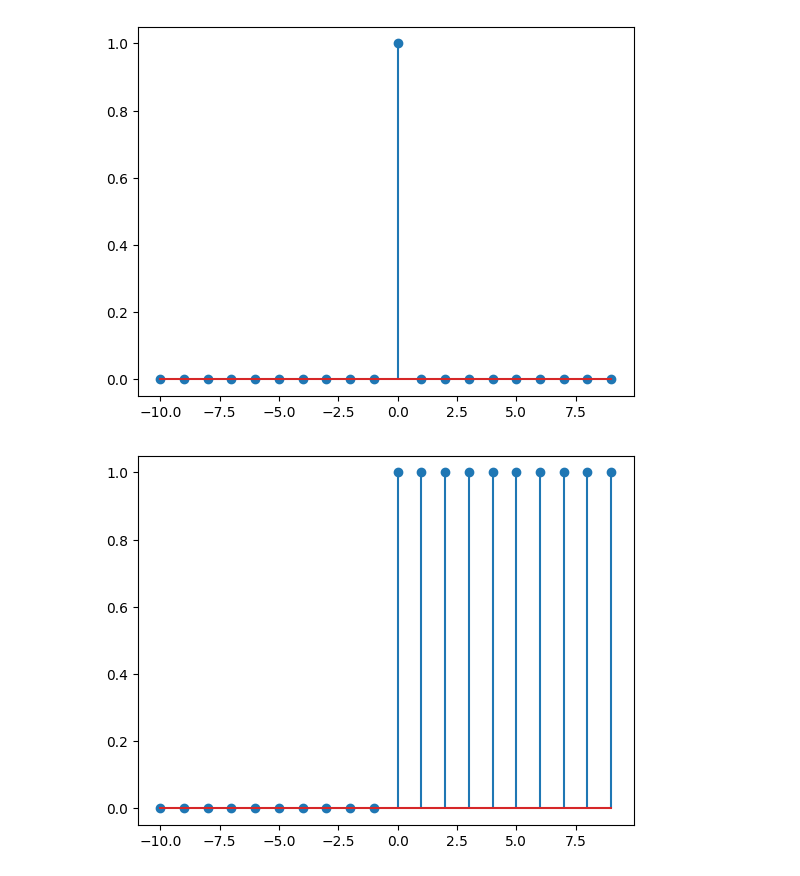
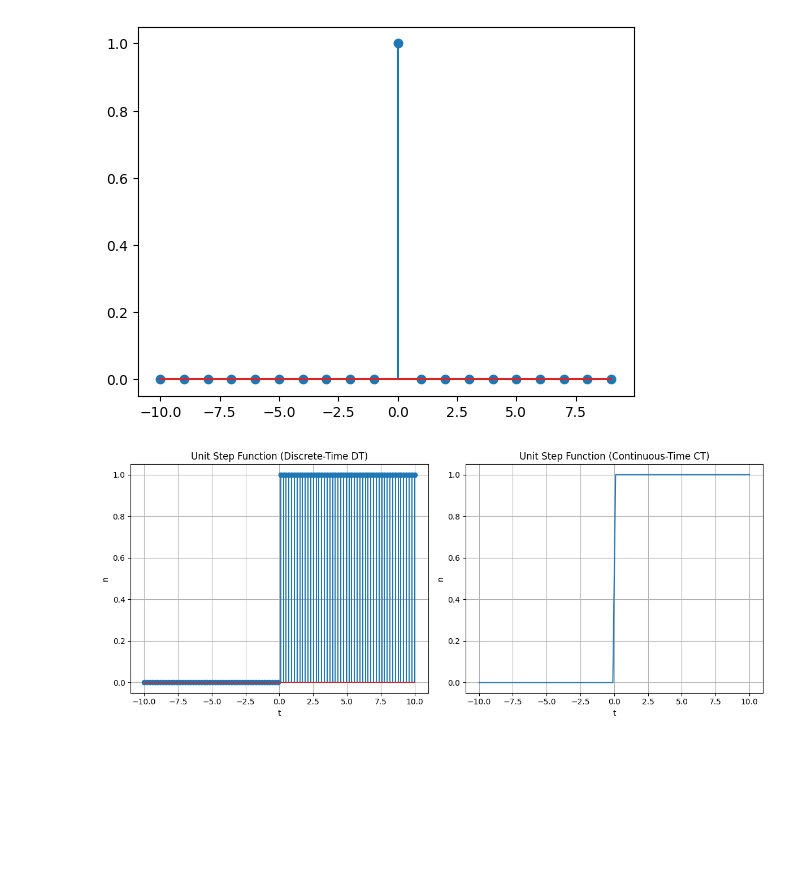
Before and after one commit to ananyachikkur-cs/signal-and-system-lab, a Jupyter notebook: content/05-scipy/scipy-basics.ipynb, the cells around one changed output. Saved outputs shown, nothing was run; the diff lists cells and outputs as text; code cells hidden in the pictures; blank space fills up the shorter version.

```diff
--- a/content/05-scipy/scipy-basics.ipynb
+++ b/content/05-scipy/scipy-basics.ipynb
@@ -13,14 +13,34 @@ plt.show()
 # %%
 import numpy as np
 import matplotlib.pyplot as plt
-# unit impulse fuction
-t = np.arange(-10,10)
+
+# Define the time vector and initialize values
+t = np.linspace(-10, 10, 100)
 n = np.zeros(len(t))
 for i in range(len(t)):
-  if t[i]>=0:
+  if t[i] >= 0:
     n[i] = 1
-plt.figure()
-plt.stem(t,n)
+
+# Create a figure for side-by-side subplots
+plt.figure(figsize=(12, 5))
+
+# Discrete-Time (DT) step function
+plt.subplot(1, 2, 1)
+plt.stem(t, n)
+plt.title('Unit Step Function (Discrete-Time DT)')
+plt.xlabel('t')
+plt.ylabel('n')
+plt.grid(True)
+
+# Right subplot: Continuous-Time (CT) step function
+plt.subplot(1, 2, 2)
+plt.plot(t, n)
+plt.title('Unit Step Function (Continuous-Time CT)')
+plt.xlabel('t')
+plt.ylabel('n')
+plt.grid(True)
+
+plt.tight_layout()
 plt.show()
 # %% [output]
-[figure, old version]
+[figure, new version]
```
